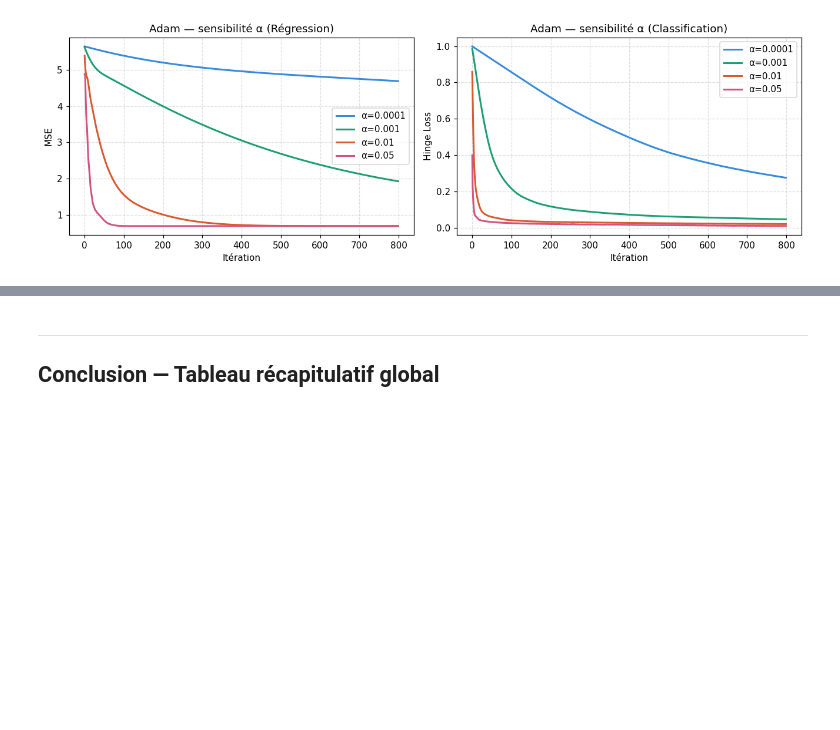
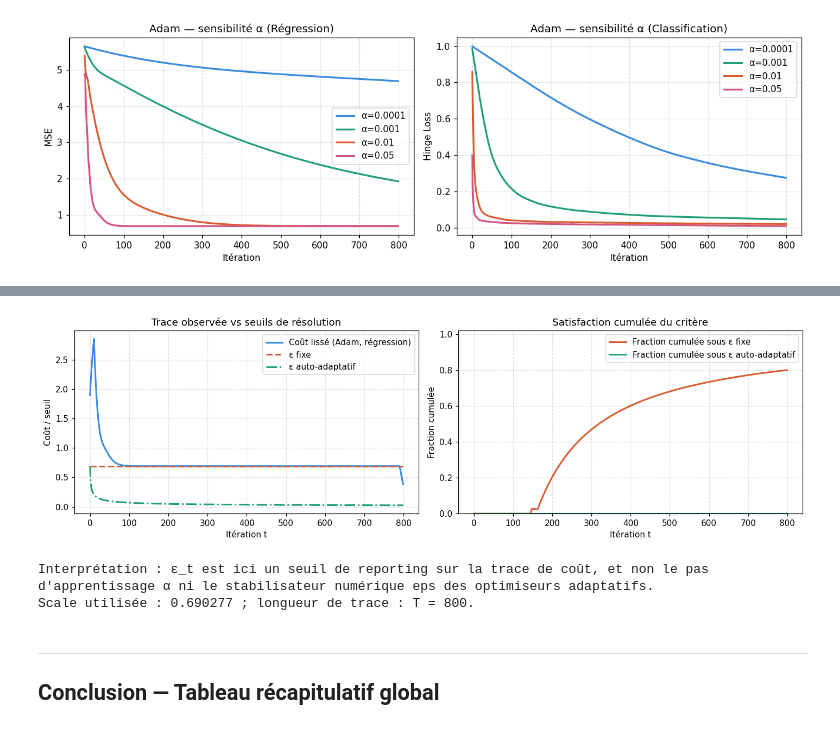
Before and after one commit to Eymeee/online-learning-from-scratch, a Jupyter notebook: TP3/TP3_accelerators.ipynb, the cells around one changed output, grey strips where cells are left out. Saved outputs shown, nothing was run; the diff lists cells and outputs as text; code cells hidden in the pictures; blank space fills up the shorter version.

```diff
--- a/TP3/TP3_accelerators.ipynb
+++ b/TP3/TP3_accelerators.ipynb
@@ -334,3 +341,56 @@ plt.show()
+# %%
+tp3_eps_cost = np.array(results_reg['Adam'][1]['cost'], dtype=float)
+tp3_eps_T = len(tp3_eps_cost)
+tp3_eps_window = min(tp3_eps_T, max(5, tp3_eps_T // 40))
+tp3_eps_kernel = np.ones(tp3_eps_window) / tp3_eps_window
+tp3_eps_cost_smooth = np.convolve(tp3_eps_cost, tp3_eps_kernel, mode='same')
+
+tp3_eps_scale = max(np.quantile(tp3_eps_cost_smooth, 0.8), 1e-10)
+tp3_eps_fixed = np.full(tp3_eps_T, tp3_eps_scale)
+tp3_eps_adapt = np.array([
+    adaptive_epsilon_schedule(t=i + 1, scale=tp3_eps_scale, mode='sqrt')
+    for i in range(tp3_eps_T)
+])
+
+tp3_eps_ok_fixed = (tp3_eps_cost_smooth <= tp3_eps_fixed).astype(float)
+tp3_eps_ok_adapt = (tp3_eps_cost_smooth <= tp3_eps_adapt).astype(float)
+tp3_eps_frac_fixed = np.cumsum(tp3_eps_ok_fixed) / np.arange(1, tp3_eps_T + 1)
+tp3_eps_frac_adapt = np.cumsum(tp3_eps_ok_adapt) / np.arange(1, tp3_eps_T + 1)
+
+fig, axes = plt.subplots(1, 2, figsize=(13, 4))
+
+axes[0].plot(tp3_eps_cost_smooth, color='#378ADD', linewidth=2,
+             label='Coût lissé (Adam, régression)')
+axes[0].plot(tp3_eps_fixed, color='#D85A30', linestyle='--', linewidth=2,
+             label='ε fixe')
+axes[0].plot(tp3_eps_adapt, color='#1D9E75', linestyle='-.', linewidth=2,
+             label='ε auto-adaptatif')
+axes[0].set_xlabel('Itération t')
+axes[0].set_ylabel('Coût / seuil')
+axes[0].set_title('Trace observée vs seuils de résolution')
+axes[0].grid(True, linestyle='--', alpha=0.4)
+axes[0].legend()
+
+axes[1].plot(tp3_eps_frac_fixed, color='#D85A30', linewidth=2,
+             label='Fraction cumulée sous ε fixe')
+axes[1].plot(tp3_eps_frac_adapt, color='#1D9E75', linewidth=2,
+             label='Fraction cumulée sous ε auto-adaptatif')
+axes[1].set_xlabel('Itération t')
+axes[1].set_ylabel('Fraction cumulée')
+axes[1].set_ylim(0, 1.02)
+axes[1].set_title('Satisfaction cumulée du critère')
+axes[1].grid(True, linestyle='--', alpha=0.4)
+axes[1].legend()
+
+plt.tight_layout()
+plt.show()
+
+print('Interprétation : ε_t est ici un seuil de reporting sur la trace de coût, et non le pas d\'apprentissage α ni le stabilisateur numérique eps des optimiseurs adaptatifs.')
+print(f'Scale utilisée : {tp3_eps_scale:.6f} ; longueur de trace : T = {tp3_eps_T}.')
+# %% [output]
+[figure, added]
+Interprétation : ε_t est ici un seuil de reporting sur la trace de coût, et non le pas d'apprentissage α ni le stabilisateur numérique eps des optimiseurs adaptatifs.
+Scale utilisée : 0.690277 ; longueur de trace : T = 800.
 # %% [markdown]
 ---
 ## Conclusion — Tableau récapitulatif global
```
Also changed, not shown: parts of 2 cells of this notebook, 2 other files.
